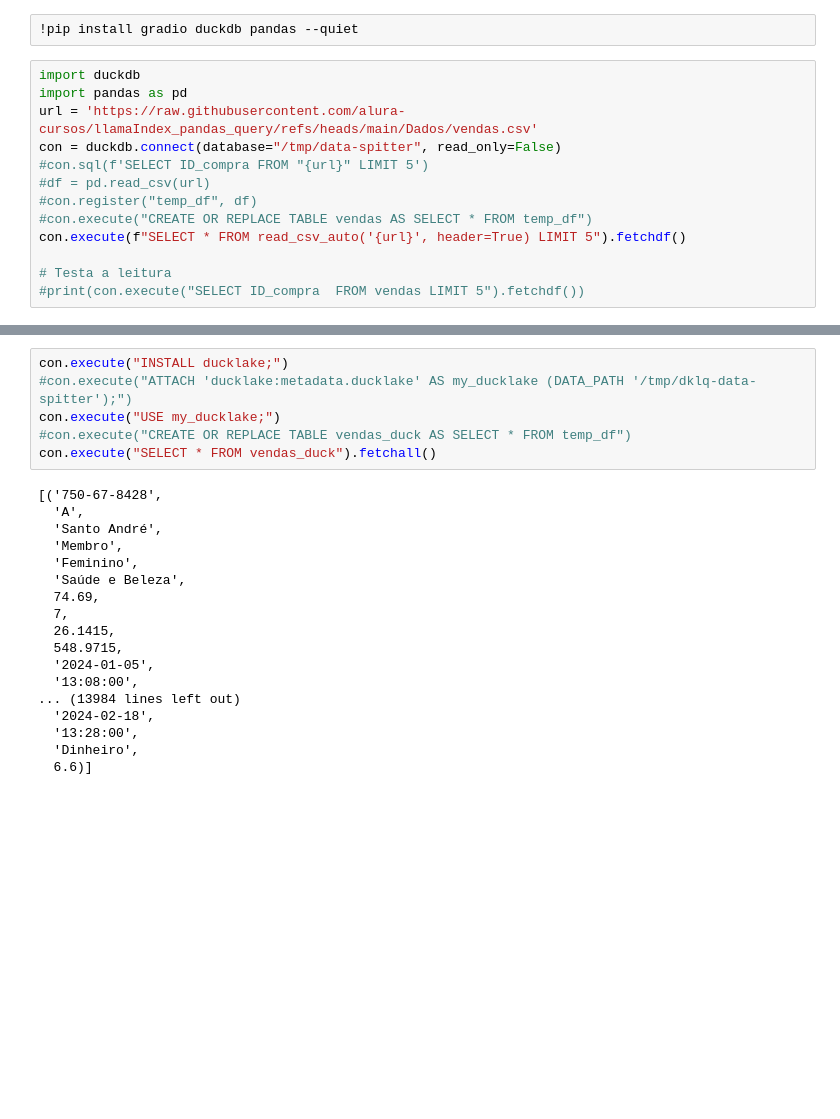
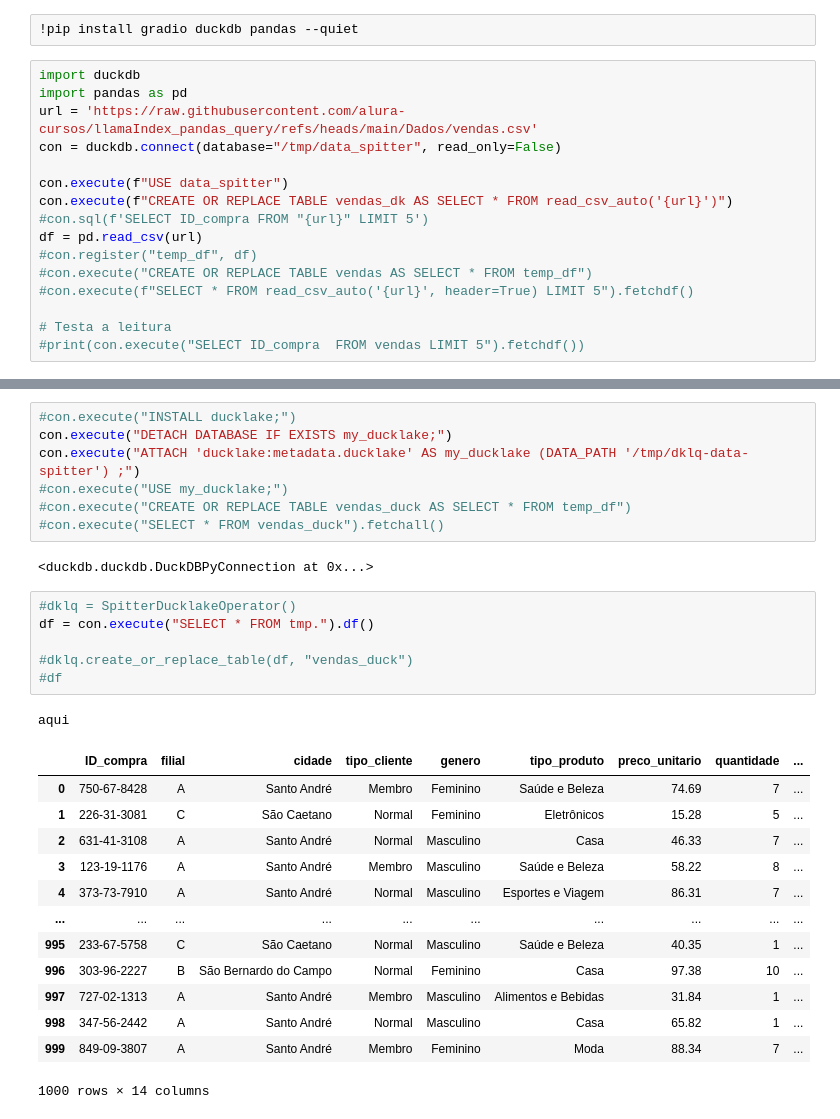
Before and after one commit to edferar/Public-Projects, a Jupyter notebook: portifolio/llm/lake-spitter.ipynb, the cells around one changed output, grey strips where cells are left out. Saved outputs shown, nothing was run; the diff lists cells and outputs as text; blank space fills up the shorter version.

Commit message:
feat:implementacao de processo de leitura com duckdb e escrita no ducklake.

```diff
--- a/portifolio/llm/lake-spitter.ipynb
+++ b/portifolio/llm/lake-spitter.ipynb
@@ -8,12 +8,15 @@ Um cuspidor esta nascendo!
 import duckdb
 import pandas as pd
 url = 'https://raw.githubusercontent.com/alura-cursos/llamaIndex_pandas_query/refs/heads/main/Dados/vendas.csv'
-con = duckdb.connect(database="/tmp/data-spitter", read_only=False)
+con = duckdb.connect(database="/tmp/data_spitter", read_only=False)
+
+con.execute(f"USE data_spitter")
+con.execute(f"CREATE OR REPLACE TABLE vendas_dk AS SELECT * FROM read_csv_auto('{url}')")
 #con.sql(f'SELECT ID_compra FROM "{url}" LIMIT 5')
-#df = pd.read_csv(url)
+df = pd.read_csv(url)
 #con.register("temp_df", df)
 #con.execute("CREATE OR REPLACE TABLE vendas AS SELECT * FROM temp_df")
-con.execute(f"SELECT * FROM read_csv_auto('{url}', header=True) LIMIT 5").fetchdf()
+#con.execute(f"SELECT * FROM read_csv_auto('{url}', header=True) LIMIT 5").fetchdf()
 
 # Testa a leitura
 #print(con.execute("SELECT ID_compra  FROM vendas LIMIT 5").fetchdf())
@@ -27,25 +32,31 @@ con.execute(f"SELECT * FROM read_csv_auto('{url}', header=True) LIMIT 5").fetchd
 # %%
-con.execute("INSTALL ducklake;")
-#con.execute("ATTACH 'ducklake:metadata.ducklake' AS my_ducklake (DATA_PATH '/tmp/dklq-data-spitter');")
-con.execute("USE my_ducklake;")
+#con.execute("INSTALL ducklake;")
+con.execute("DETACH DATABASE IF EXISTS my_ducklake;")
+con.execute("ATTACH 'ducklake:metadata.ducklake' AS my_ducklake (DATA_PATH '/tmp/dklq-data-spitter') ;")
+#con.execute("USE my_ducklake;")
 #con.execute("CREATE OR REPLACE TABLE vendas_duck AS SELECT * FROM temp_df")
-con.execute("SELECT * FROM vendas_duck").fetchall()
+#con.execute("SELECT * FROM vendas_duck").fetchall()
 # %% [output]
-[('750-67-8428',
-  'A',
-  'Santo André',
-  'Membro',
-  'Feminino',
-  'Saúde e Beleza',
-  74.69,
-  7,
-  26.1415,
-  548.9715,
-  '2024-01-05',
-  '13:08:00',
-... (13984 lines left out)
-  '2024-02-18',
-  '13:28:00',
-  'Dinheiro',
-  6.6)]
+<duckdb.duckdb.DuckDBPyConnection at 0x...>
+# %%
+#dklq = SpitterDucklakeOperator()
+df = con.execute("SELECT * FROM tmp.").df()
+
+#dklq.create_or_replace_table(df, "vendas_duck")
+#df
+# %% [output]
+aqui
+|  | ID_compra | filial | cidade | tipo_cliente | genero | tipo_produto | preco_unitario | quantidade | ... |
+| 0 | 750-67-8428 | A | Santo André | Membro | Feminino | Saúde e Beleza | 74.69 | 7 | ... |
+| 1 | 226-31-3081 | C | São Caetano | Normal | Feminino | Eletrônicos | 15.28 | 5 | ... |
+| 2 | 631-41-3108 | A | Santo André | Normal | Masculino | Casa | 46.33 | 7 | ... |
+| 3 | 123-19-1176 | A | Santo André | Membro | Masculino | Saúde e Beleza | 58.22 | 8 | ... |
+| 4 | 373-73-7910 | A | Santo André | Normal | Masculino | Esportes e Viagem | 86.31 | 7 | ... |
+| ... | ... | ... | ... | ... | ... | ... | ... | ... | ... |
+| 995 | 233-67-5758 | C | São Caetano | Normal | Masculino | Saúde e Beleza | 40.35 | 1 | ... |
+| 996 | 303-96-2227 | B | São Bernardo do Campo | Normal | Feminino | Casa | 97.38 | 10 | ... |
+| 997 | 727-02-1313 | A | Santo André | Membro | Masculino | Alimentos e Bebidas | 31.84 | 1 | ... |
+| 998 | 347-56-2442 | A | Santo André | Normal | Masculino | Casa | 65.82 | 1 | ... |
+| 999 | 849-09-3807 | A | Santo André | Membro | Feminino | Moda | 88.34 | 7 | ... |
+1000 rows × 14 columns
 # %%
```
Also changed, not shown: parts of 6 cells of this notebook.
